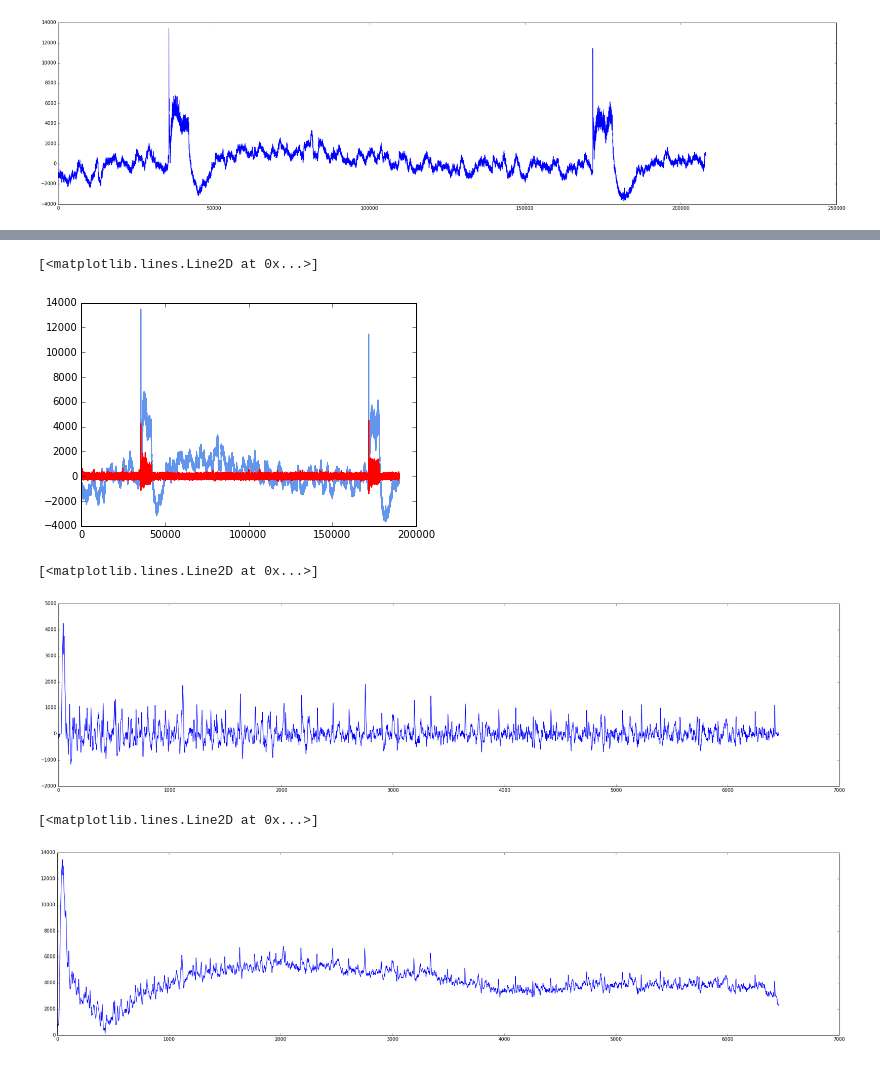
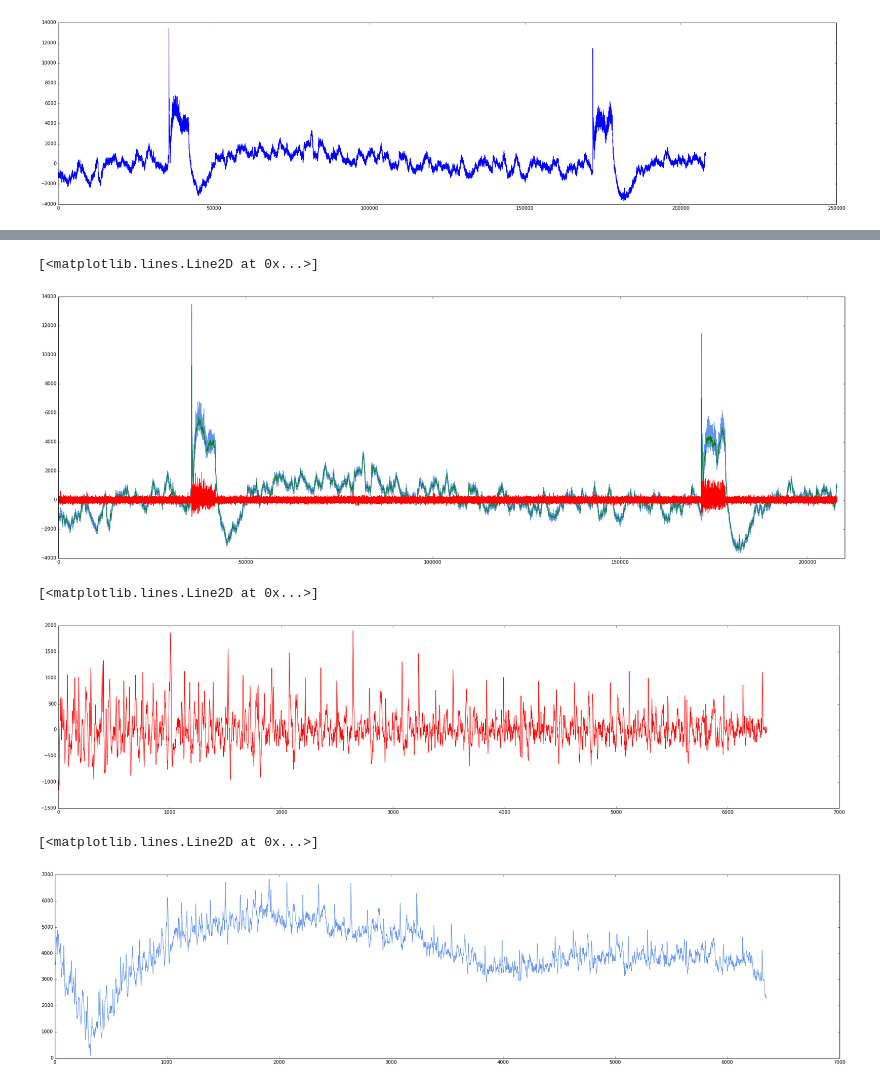
Before and after one commit to ktakagaki/kt-2015-DSPHandsOn, a Jupyter notebook: MedianFilter/Python/07. Real Data/Real data median filter.ipynb, the cells around one changed output, grey strips where cells are left out. Drawn from its saved outputs; the diff is of its cells as text; code cells hidden in the pictures.

```diff
--- a/MedianFilter/Python/07. Real Data/Real data median filter.ipynb
+++ b/MedianFilter/Python/07. Real Data/Real data median filter.ipynb
@@ -77,22 +78,25 @@ for p in range(4):
 # %%
 filtered = medfilt(csc, 91)
 # %%
+plt.figure(figsize=(30,10))
+plt.axis([0,210000, -4000,14000])
 plt.plot(csc, color ='cornflowerblue')
+plt.plot(filtered, color = 'g')
 plt.plot(csc-filtered, color = 'r')
 # %% [output]
 [<matplotlib.lines.Line2D at 0x...>]
-[figure, old version]
+[figure, new version]
 # %%
 filtered= csc - filtered
 # %%
 plt.figure(figsize=(30,7))
-plt.plot(filtered[35540:42000])
+plt.plot(filtered[35650:42000], color = 'r')
 # %% [output]
 [<matplotlib.lines.Line2D at 0x...>]
-[figure, old version]
+[figure, new version]
 # %%
 plt.figure(figsize=(30,7))
-plt.plot(csc[35540:42000])
+plt.plot(csc[35650:42000], color = 'cornflowerblue')
 # %% [output]
 [<matplotlib.lines.Line2D at 0x...>]
-[figure, old version]
+[figure, new version]
```
Also changed, not shown: parts of 5 cells of this notebook, 2 other files.
